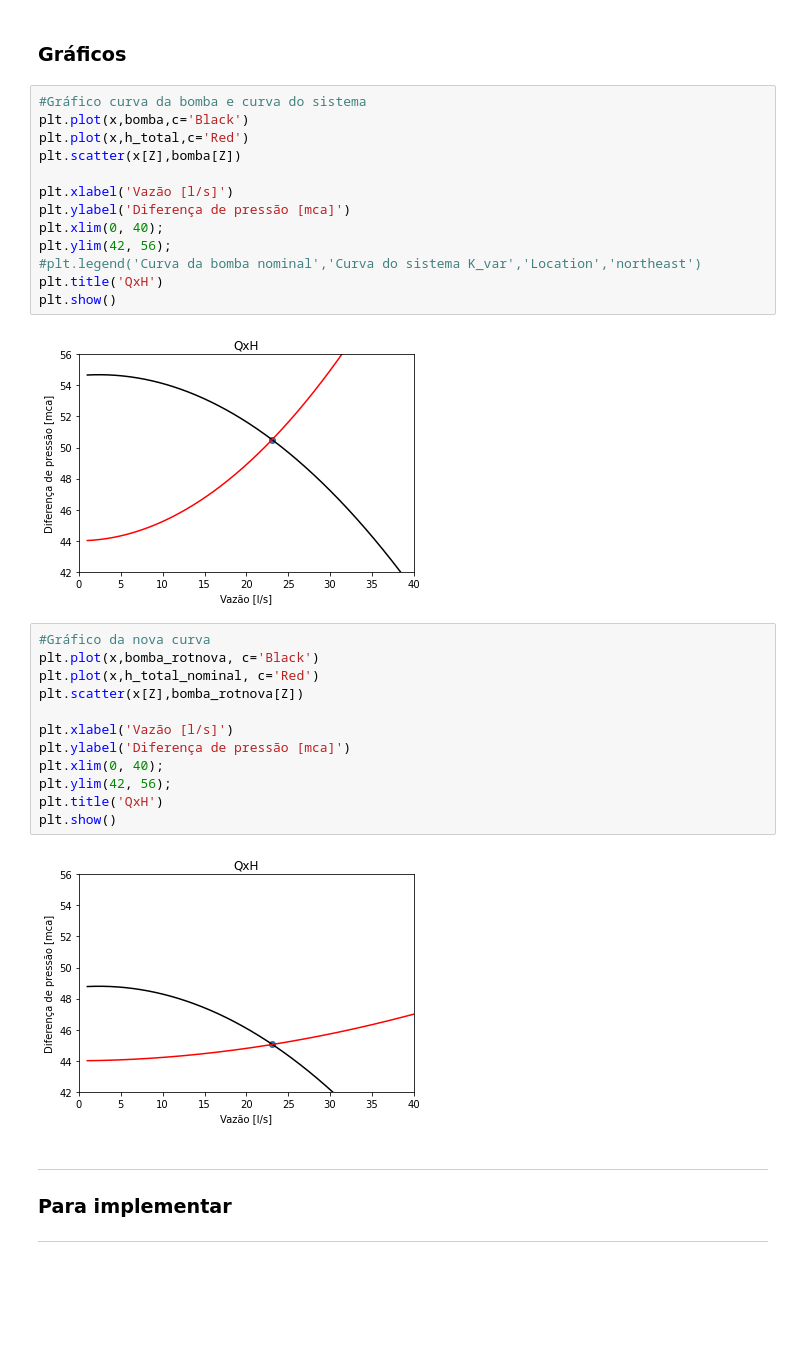
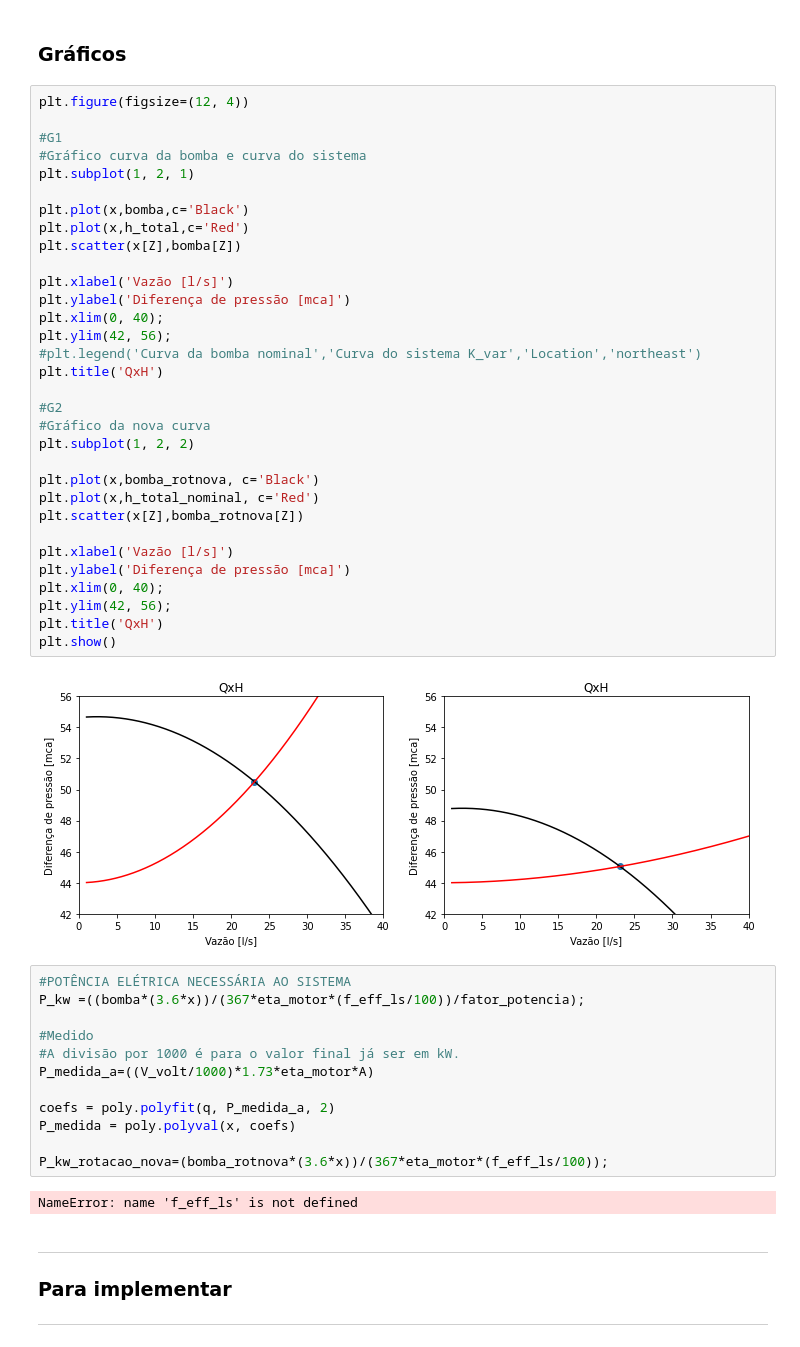
Before and after one commit to Gartarok/Projetos_py, a Jupyter notebook: HPump- VFD.ipynb, the cells around one changed output. Drawn from its saved outputs; the diff is of its cells as text; blank space fills up the shorter version.

```diff
--- a/HPump- VFD.ipynb
+++ b/HPump- VFD.ipynb
@@ -176,34 +176,53 @@ A rotação nova é 1653
 # %% [markdown]
 ### Gráficos
 # %%
+plt.figure(figsize=(12, 4))
+
+#G1
 #Gráfico curva da bomba e curva do sistema
+plt.subplot(1, 2, 1)
+
 plt.plot(x,bomba,c='Black')
 plt.plot(x,h_total,c='Red')
 plt.scatter(x[Z],bomba[Z])
 
 plt.xlabel('Vazão [l/s]')
 plt.ylabel('Diferença de pressão [mca]')
 plt.xlim(0, 40);
 plt.ylim(42, 56);
 #plt.legend('Curva da bomba nominal','Curva do sistema K_var','Location','northeast')
 plt.title('QxH')
+
+#G2
+#Gráfico da nova curva
+plt.subplot(1, 2, 2)
+
+plt.plot(x,bomba_rotnova, c='Black')
+plt.plot(x,h_total_nominal, c='Red')
+plt.scatter(x[Z],bomba_rotnova[Z])
+
+plt.xlabel('Vazão [l/s]')
+plt.ylabel('Diferença de pressão [mca]')
+plt.xlim(0, 40);
+plt.ylim(42, 56);
+plt.title('QxH')
 plt.show()
 # %% [output]
-[figure, old version]
+[figure, new version]
-# %%
-#Gráfico da nova curva
-plt.plot(x,bomba_rotnova, c='Black')
-plt.plot(x,h_total_nominal, c='Red')
-plt.scatter(x[Z],bomba_rotnova[Z])
-
-plt.xlabel('Vazão [l/s]')
-plt.ylabel('Diferença de pressão [mca]')
-plt.xlim(0, 40);
-plt.ylim(42, 56);
-plt.title('QxH')
-plt.show()
-# %% [output]
-[figure, removed]
+# %%
+#POTÊNCIA ELÉTRICA NECESSÁRIA AO SISTEMA
+P_kw =((bomba*(3.6*x))/(367*eta_motor*(f_eff_ls/100))/fator_potencia);
+
+#Medido
+#A divisão por 1000 é para o valor final já ser em kW.
+P_medida_a=((V_volt/1000)*1.73*eta_motor*A)
+
+coefs = poly.polyfit(q, P_medida_a, 2)
+P_medida = poly.polyval(x, coefs)
+
+P_kw_rotacao_nova=(bomba_rotnova*(3.6*x))/(367*eta_motor*(f_eff_ls/100));
+# %% [output]
+NameError: name 'f_eff_ls' is not defined
 # %% [markdown]
 -------------------------------------------------
 ### Para implementar
```
Also changed, not shown: parts of 2 cells of this notebook.
